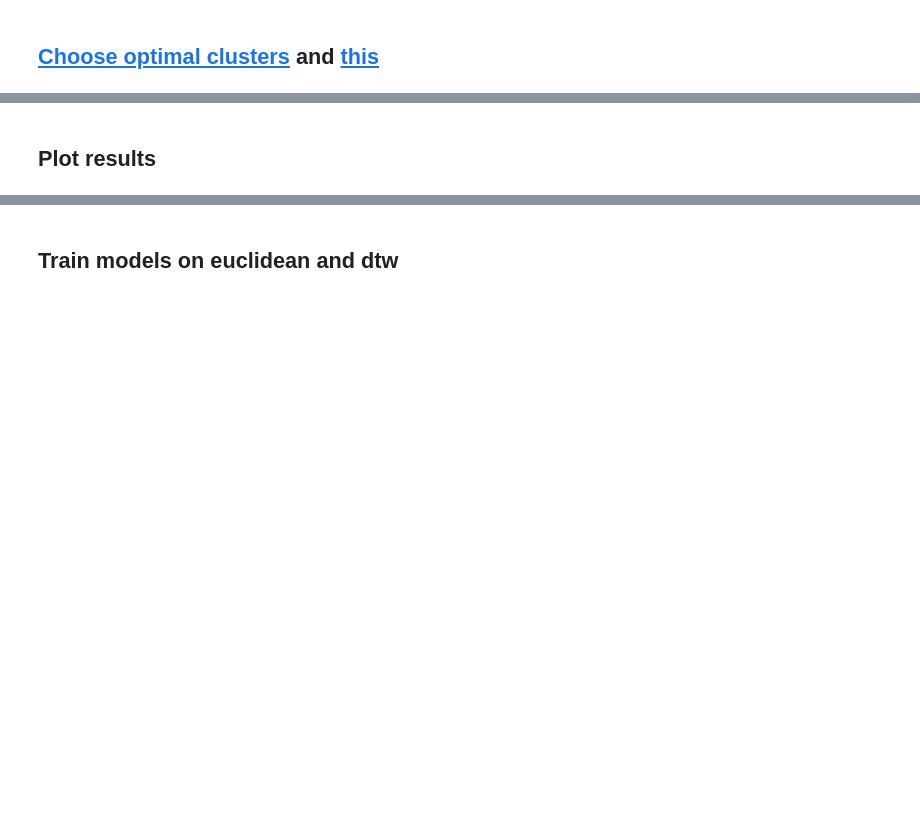
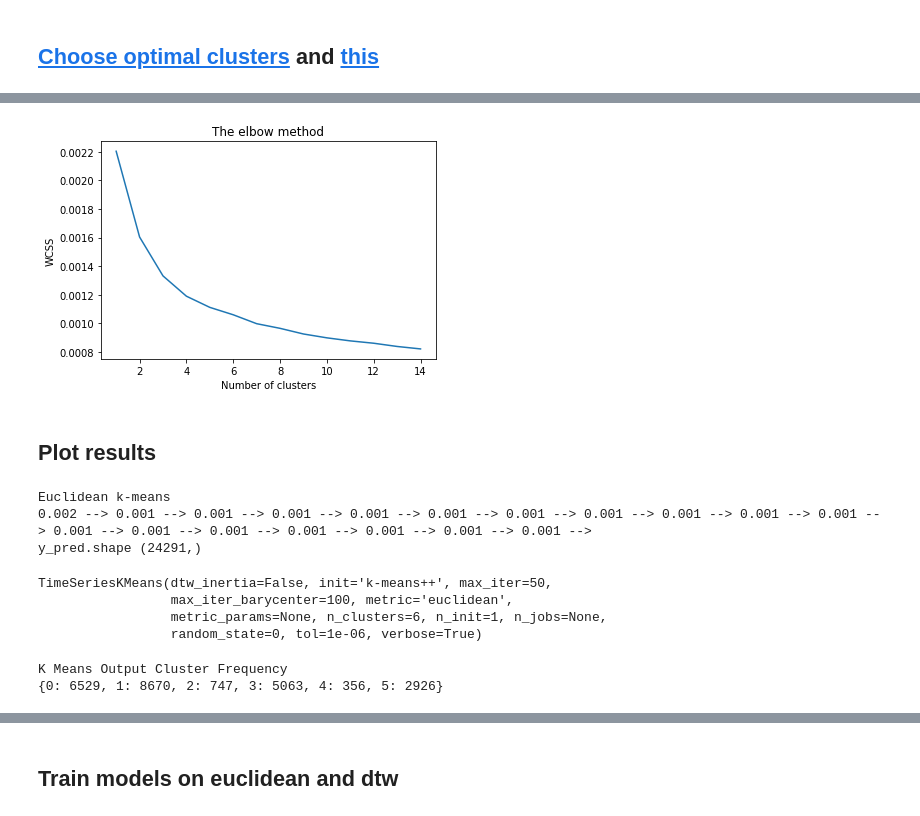
Before and after one commit to OmkarMehta/SSFwithNODE, a Jupyter notebook: time-series-similarity/time_series_similarity.ipynb, the cells around one changed output, grey strips where cells are left out. Saved outputs shown, nothing was run; the diff lists cells and outputs as text; code cells hidden in the pictures; blank space fills up the shorter version.

```diff
--- a/time-series-similarity/time_series_similarity.ipynb
+++ b/time-series-similarity/time_series_similarity.ipynb
@@ -1839,3 +1875,5 @@ def train_kmeans(X_train, n_clusters, trial, km_path, seed=0):
     km_dict['km'] = km
     km_dict['y_pred'] = y_pred
     return km_dict
+# %%
+X_train = get_data_in_tslearn_format(data_normalized_df)
@@ -1842,14 +1888,14 @@ def train_kmeans(X_train, n_clusters, trial, km_path, seed=0):
 # %% [markdown]
 ## [Choose optimal clusters](https://github.com/tslearn-team/tslearn/issues/306) and [this](https://scikit-learn.org/stable/auto_examples/cluster/plot_kmeans_silhouette_analysis.html#sphx-glr-auto-examples-cluster-plot-kmeans-silhouette-analysis-py)
 # %%
-def get_optimal_clusters(n_clusters):
+def get_dba_optimal_clusters(n_clusters, seed=0):
     wcss = []
     for i in range(2, n_clusters, 2):
         dba_km = TimeSeriesKMeans(n_clusters=i,
                           n_init=1,
                           max_iter = 10,
                           metric="dtw",
-                          verbose=True,
+                          verbose=False,
                           n_jobs = 5,
                           dtw_inertia = True,
                           max_iter_barycenter=10,
@@ -1859,12 +1905,26 @@ def get_optimal_clusters(n_clusters):
         wcss.append(dba_km.inertia_)
     return wcss
 
+def get_kmeans_optimal_clusters(n_clusters, seed=0):
+    wcss = []
+    for i in range(1, n_clusters):
+        km = TimeSeriesKMeans(i, verbose=False, random_state=seed)
+        km.fit(X_train)
+        print(f"Inertia for clusters = {i}: {km.inertia_}")
+        wcss.append(km.inertia_)
+    return wcss
 # We now plot the WCSS obtained
 
 # WCSS or within-cluster sum of squares is a measure of
 # how internally coherent the clusters are K-Means tries to minimize this criterion
-def plot_wcss(wcss, n_clusters):
+def plot_dba_wcss(wcss, n_clusters):
     plt.plot(range(2, n_clusters, 2), wcss)
     plt.title('The elbow method')
     plt.xlabel('Number of clusters')
     plt.ylabel('WCSS')
+
+def plot_kmeans_wcss(wcss, n_clusters):
+    plt.plot(range(1, n_clusters), wcss)
+    plt.title('The elbow method')
+    plt.xlabel('Number of clusters')
+    plt.ylabel('WCSS')
@@ -1870,0 +1933,2 @@ def plot_wcss(wcss, n_clusters):
+# %%
+kmeans_wcss = get_kmeans_optimal_clusters(15)
@@ -1871,3 +1950,7 @@ def plot_wcss(wcss, n_clusters):
+# %%
+plot_kmeans_wcss(kmeans_wcss, 15)
+# %% [output]
+[figure, added]
 # %% [markdown]
 ## Plot results
 # %%
@@ -1913,0 +1999,19 @@ def plot_dba_clusters(X_train, n_clusters, dba_km, sz):
+# %%
+km_path = 'model_km'
+km_dict = train_kmeans(X_train, 6, 1, km_path, seed=0)
+# %% [output]
+Euclidean k-means
+0.002 --> 0.001 --> 0.001 --> 0.001 --> 0.001 --> 0.001 --> 0.001 --> 0.001 --> 0.001 --> 0.001 --> 0.001 --> 0.001 --> 0.001 --> 0.001 --> 0.001 --> 0.001 --> 0.001 --> 0.001 -->
+y_pred.shape (24291,)
+# %%
+km_dict['km']
+# %% [output]
+TimeSeriesKMeans(dtw_inertia=False, init='k-means++', max_iter=50,
+                 max_iter_barycenter=100, metric='euclidean',
+                 metric_params=None, n_clusters=6, n_init=1, n_jobs=None,
+                 random_state=0, tol=1e-06, verbose=True)
+# %%
+kmeans_unique, kmeans_counts = get_kmeans_results(km_dict['y_pred'])
+# %% [output]
+K Means Output Cluster Frequency
+{0: 6529, 1: 8670, 2: 747, 3: 5063, 4: 356, 5: 2926}
```
Also changed, not shown: parts of 25 cells of this notebook.
